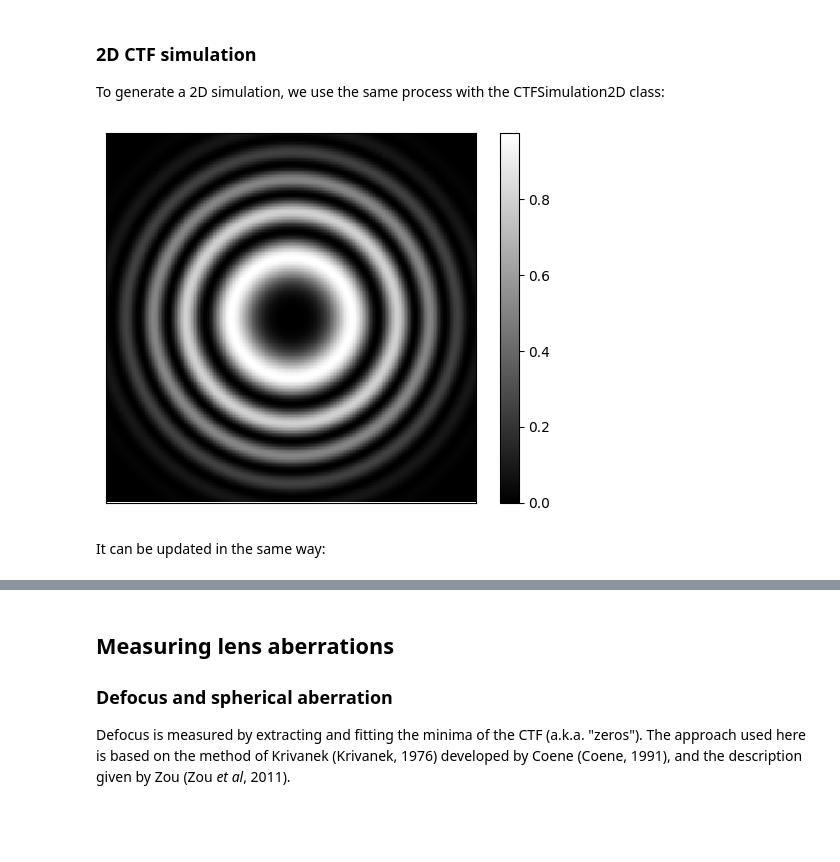
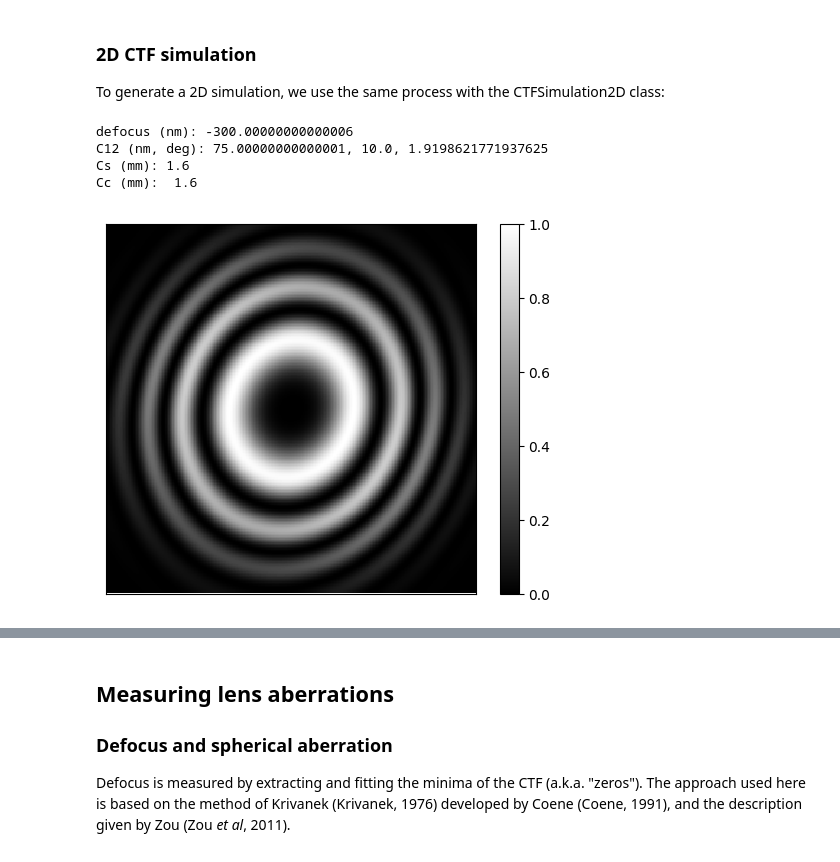
Before and after one commit to benweare/pyCTF, a Jupyter notebook: pyCTF_examples.ipynb, the cells around one changed output, grey strips where cells are left out. Cells and saved outputs as stored; diff of their text form; code cells hidden in the pictures; blank space fills up the shorter version.

```diff
--- a/pyCTF_examples.ipynb
+++ b/pyCTF_examples.ipynb
@@ -90,13 +92,22 @@ To generate a 2D simulation, we use the same process with the CTFSimulation2D cl
 # %%
 from pyCTF.simulation import CTFSimulation2D
 image_size = int(256) # Side length of image in pixels.
 acc_voltage = 200 # Accelerating voltage in kV.
 max_frequency = 5 # Maximum spatial frequency in nm-1.
 defocus = -300 # Defocus in nm.
 
-CTF2D = CTFSimulation2D( max_frequency, image_size, acc_voltage, defocus)
+CTF2D = CTFSimulation2D( max_frequency,
+                         image_size,
+                         acc_voltage,
+                         defocus,
+                         C12a = 75,
+                         C12b = 10,
+                         phi = np.deg2rad(110) )
 CTF2D.plot_ctf()
+CTF2D.print_aberrations()
 # %% [output]
+defocus (nm): -300.00000000000006
+C12 (nm, deg): 75.00000000000001, 10.0, 1.9198621771937625
+Cs (mm): 1.6
+Cc (mm):  1.6
-[figure, old version]
+[figure, new version]
-# %% [markdown]
-It can be updated in the same way:
```
Also changed, not shown: parts of 5 cells of this notebook, 2 other files.
